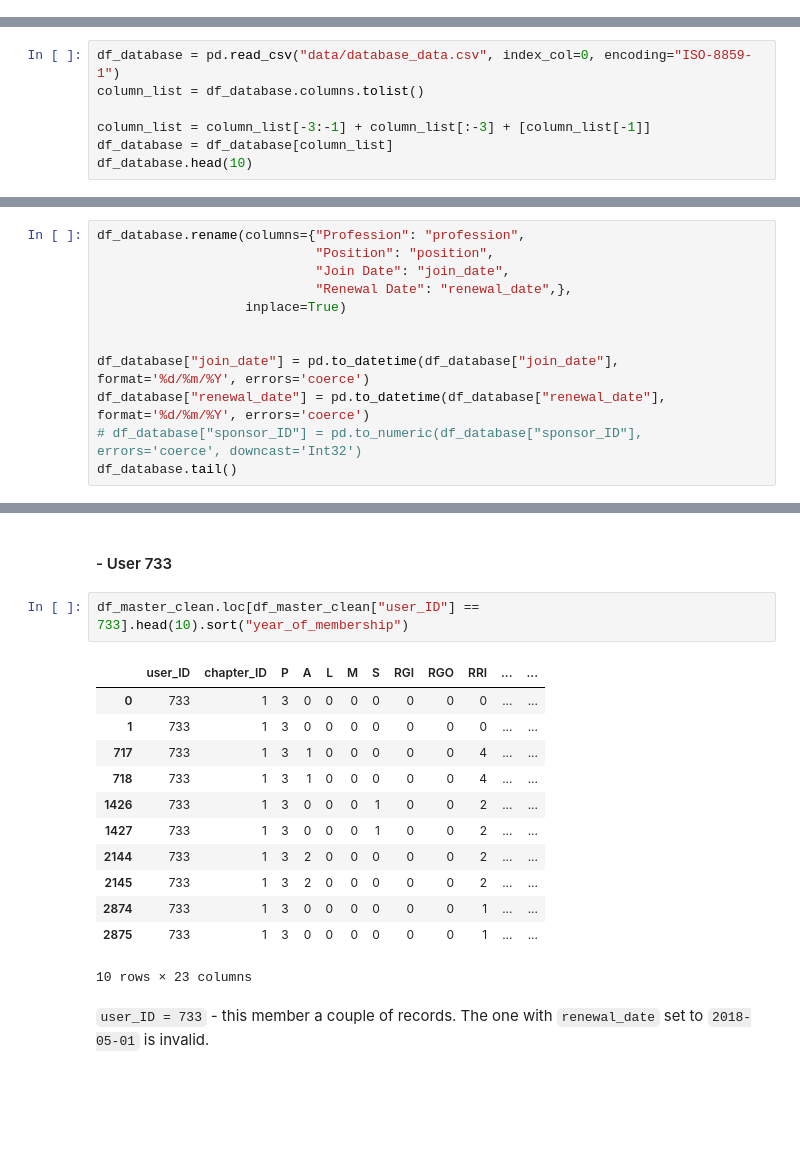
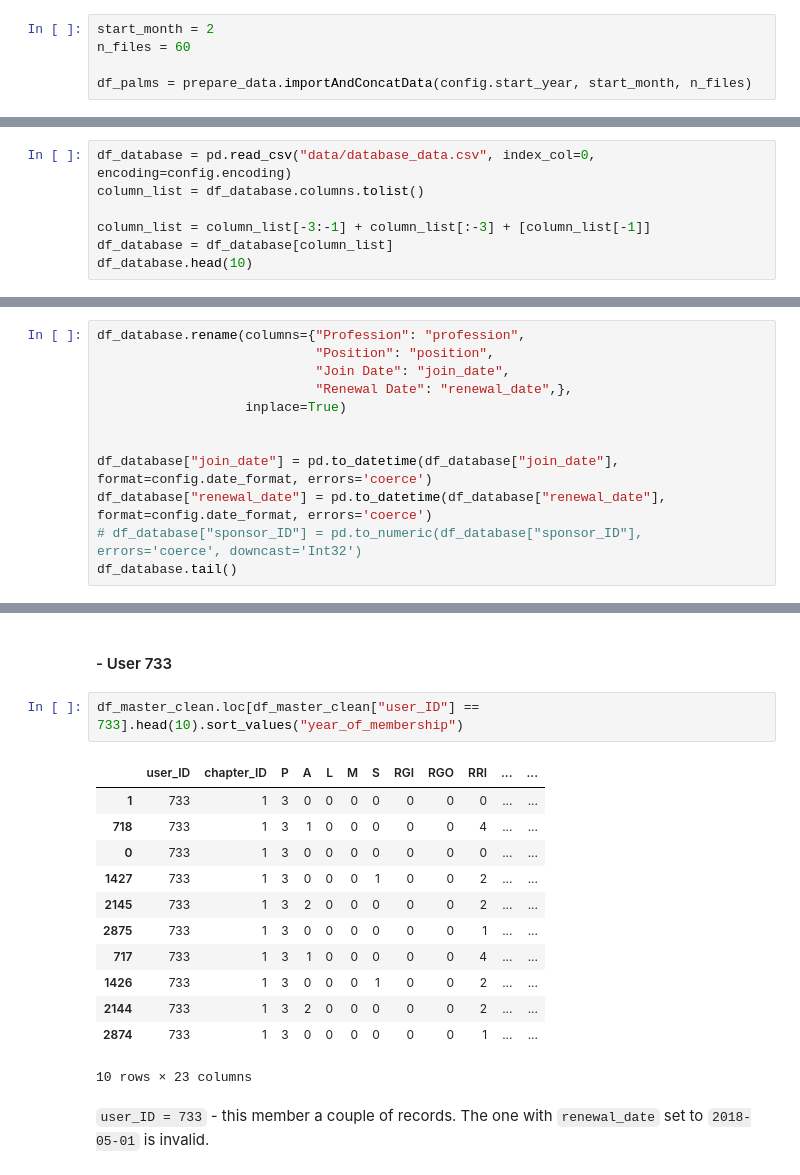
Before and after one commit to ricnorr/bachelor_thesis, a Jupyter notebook: main_script.ipynb, the cells around one changed output, grey strips where cells are left out. Drawn from its saved outputs; the diff is of its cells as text; blank space fills up the shorter version.

````diff
--- a/main_script.ipynb
+++ b/main_script.ipynb
@@ -91,7 +30,12 @@ df_palms
+# %%
+start_month = 2
+n_files = 60
+
+df_palms = prepare_data.importAndConcatData(config.start_year, start_month, n_files)
 # %% [markdown]
 ### Dataset: database
 # %%
-df_database = pd.read_csv("data/database_data.csv", index_col=0, encoding="ISO-8859-1")
+df_database = pd.read_csv("data/database_data.csv", index_col=0, encoding=config.encoding)
 column_list = df_database.columns.tolist()
 
 column_list = column_list[-3:-1] + column_list[:-3] + [column_list[-1]]
@@ -117,8 +61,8 @@ df_database.rename(columns={"Profession": "profession",
                    inplace=True)
 
 
-df_database["join_date"] = pd.to_datetime(df_database["join_date"], format='%d/%m/%Y', errors='coerce')
-df_database["renewal_date"] = pd.to_datetime(df_database["renewal_date"], format='%d/%m/%Y', errors='coerce')
+df_database["join_date"] = pd.to_datetime(df_database["join_date"], format=config.date_format, errors='coerce')
+df_database["renewal_date"] = pd.to_datetime(df_database["renewal_date"], format=config.date_format, errors='coerce')
 # df_database["sponsor_ID"] = pd.to_numeric(df_database["sponsor_ID"], errors='coerce', downcast='Int32')
 df_database.tail()
 # %% [output]
@@ -692,19 +636,19 @@
 # %% [markdown]
 #### - User 733
 # %%
-df_master_clean.loc[df_master_clean["user_ID"] == 733].head(10).sort("year_of_membership")
+df_master_clean.loc[df_master_clean["user_ID"] == 733].head(10).sort_values("year_of_membership")
 # %% [output]
 |  | user_ID | chapter_ID | P | A | L | M | S | RGI | RGO | RRI | ... | ... |
+| 1 | 733 | 1 | 3 | 0 | 0 | 0 | 0 | 0 | 0 | 0 | ... | ... |
+| 718 | 733 | 1 | 3 | 1 | 0 | 0 | 0 | 0 | 0 | 4 | ... | ... |
 | 0 | 733 | 1 | 3 | 0 | 0 | 0 | 0 | 0 | 0 | 0 | ... | ... |
-| 1 | 733 | 1 | 3 | 0 | 0 | 0 | 0 | 0 | 0 | 0 | ... | ... |
+| 1427 | 733 | 1 | 3 | 0 | 0 | 0 | 1 | 0 | 0 | 2 | ... | ... |
+| 2145 | 733 | 1 | 3 | 2 | 0 | 0 | 0 | 0 | 0 | 2 | ... | ... |
+| 2875 | 733 | 1 | 3 | 0 | 0 | 0 | 0 | 0 | 0 | 1 | ... | ... |
 | 717 | 733 | 1 | 3 | 1 | 0 | 0 | 0 | 0 | 0 | 4 | ... | ... |
-| 718 | 733 | 1 | 3 | 1 | 0 | 0 | 0 | 0 | 0 | 4 | ... | ... |
 | 1426 | 733 | 1 | 3 | 0 | 0 | 0 | 1 | 0 | 0 | 2 | ... | ... |
-| 1427 | 733 | 1 | 3 | 0 | 0 | 0 | 1 | 0 | 0 | 2 | ... | ... |
 | 2144 | 733 | 1 | 3 | 2 | 0 | 0 | 0 | 0 | 0 | 2 | ... | ... |
-| 2145 | 733 | 1 | 3 | 2 | 0 | 0 | 0 | 0 | 0 | 2 | ... | ... |
 | 2874 | 733 | 1 | 3 | 0 | 0 | 0 | 0 | 0 | 0 | 1 | ... | ... |
-| 2875 | 733 | 1 | 3 | 0 | 0 | 0 | 0 | 0 | 0 | 1 | ... | ... |
 10 rows × 23 columns
 # %% [markdown]
 ```user_ID = 733``` - this member a couple of records. The one with ```renewal_date``` set to ```2018-05-01``` is invalid.
````
Also changed, not shown: parts of 9 cells of this notebook, 5 other files.
